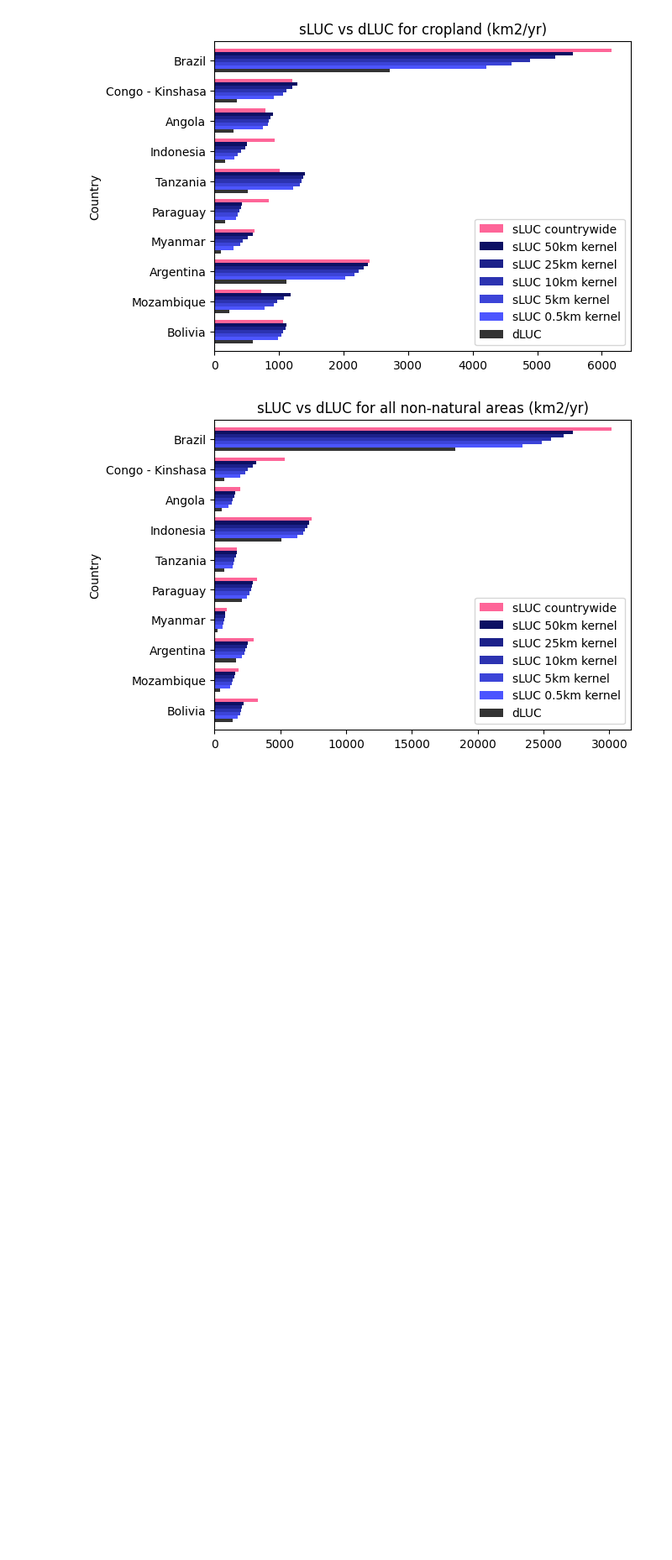
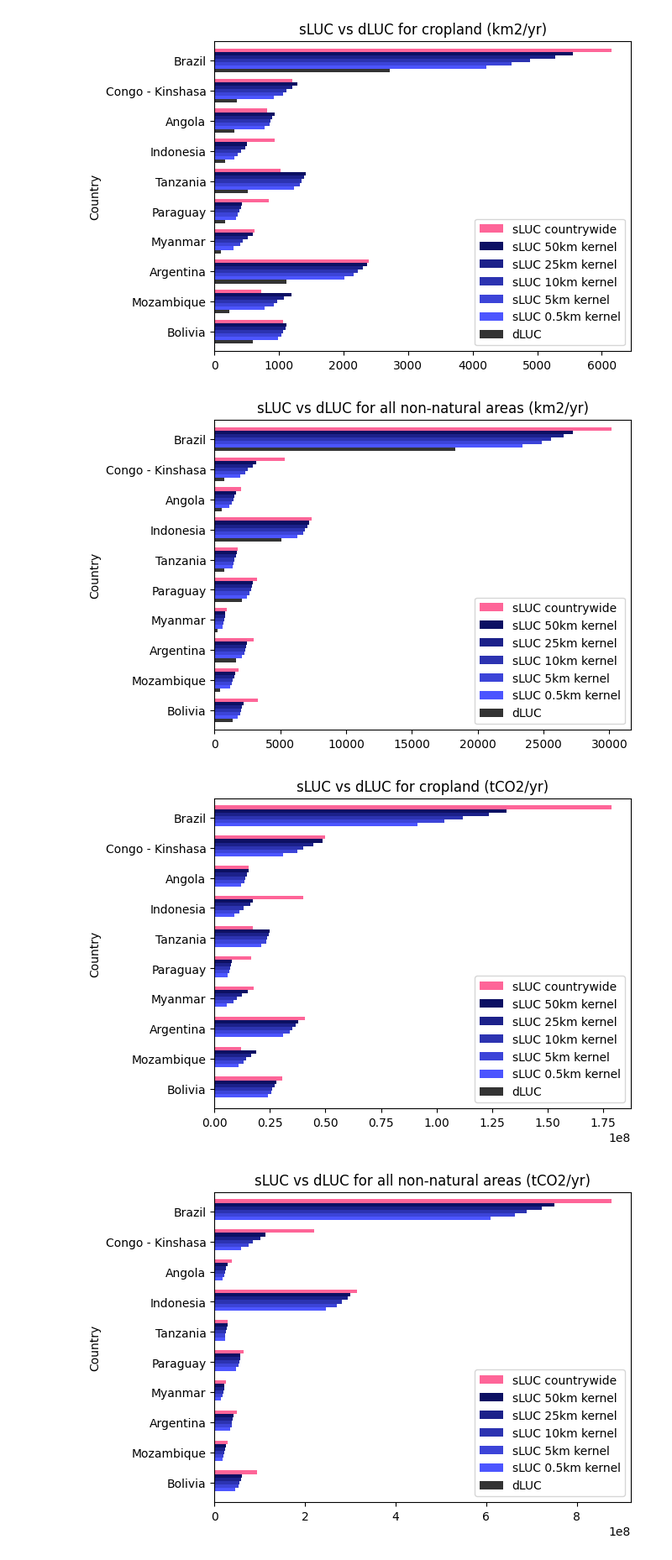
Before and after one commit to Vizzuality/lg-landscape-indicators-processing, a Jupyter notebook: notebooks/country_comparison_charts.ipynb, the cells around one changed output. Shown at 84% size. Saved outputs shown, nothing was run; the diff lists cells and outputs as text; code cells hidden in the pictures; blank space fills up the shorter version.

```diff
--- a/notebooks/country_comparison_charts.ipynb
+++ b/notebooks/country_comparison_charts.ipynb
@@ -389,6 +422,44 @@ all_stats_trop.sort_values(SORT_COL, ascending=False).head(N).filter(cols.keys()
 # %% [output]
 [figure]
 [figure]
+# %%
+# spatial sLUC
+
+c = ["#fe6598", "#0C1063", "#1C218A", "#2C33B1", "#3C44D8", "#4C55FF", "#333333"]
+
+title = "sLUC vs dLUC for cropland (tCO2/yr)"
+cols = {
+    "country_name": "Country",
+    "sluc_deforest_carbon_cropland": "sLUC countrywide",
+    "cropland_deforest_carbon_by_human_lu_50km_1000m": "sLUC 50km kernel",
+    "cropland_deforest_carbon_by_human_lu_25km_1000m": "sLUC 25km kernel",
+    "cropland_deforest_carbon_by_human_lu_10km_1000m": "sLUC 10km kernel",
+    "cropland_deforest_carbon_by_human_lu_5km_1000m": "sLUC 5km kernel",
+    "cropland_deforest_carbon_by_human_lu_0km_1000m": "sLUC 0.5km kernel",
+    "dluc_cropland_deforest_carbon": "dLUC",
+}
+all_stats_trop.sort_values(SORT_COL, ascending=False).head(N).filter(cols.keys()).rename(
+    columns=cols
+).plot.barh(x="Country", color=c, title=title, width=0.8).invert_yaxis()
+
+
+title = "sLUC vs dLUC for all non-natural areas (tCO2/yr)"
+cols = {
+    "country_name": "Country",
+    "deforest_carbon": "sLUC countrywide",
+    "nonnat_deforest_carbon_by_human_lu_50km_1000m": "sLUC 50km kernel",
+    "nonnat_deforest_carbon_by_human_lu_25km_1000m": "sLUC 25km kernel",
+    "nonnat_deforest_carbon_by_human_lu_10km_1000m": "sLUC 10km kernel",
+    "nonnat_deforest_carbon_by_human_lu_5km_1000m": "sLUC 5km kernel",
+    "nonnat_deforest_carbon_by_human_lu_0km_1000m": "sLUC 0.5km kernel",
+    "dluc_nonnat_deforest_carbon": "dLUC",
+}
+all_stats_trop.sort_values(SORT_COL, ascending=False).head(N).filter(cols.keys()).rename(
+    columns=cols
+).plot.barh(x="Country", color=c, title=title, width=0.8).invert_yaxis()
+# %% [output]
+[figure, added]
+[figure, added]
 # %%
 print("Cropland")
 print("Tropical countries")
```
Also changed, not shown: parts of 14 cells of this notebook, 2 other files.
